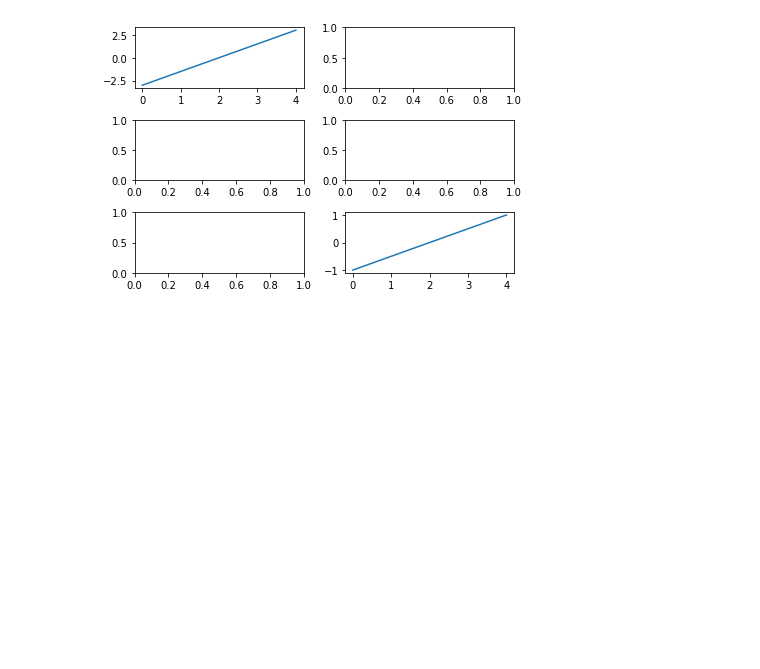
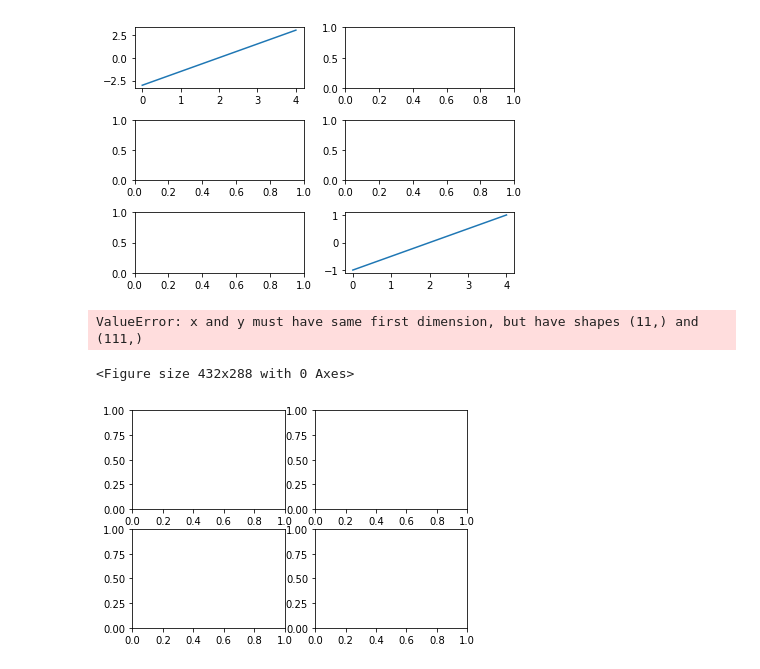
Before and after one commit to catstacks/TDADSBootcamp, a Jupyter notebook: IntroMatPlotLib.ipynb, the cells around one changed output. Saved outputs shown, nothing was run; the diff lists cells and outputs as text; code cells hidden in the pictures; blank space fills up the shorter version.

```diff
--- a/IntroMatPlotLib.ipynb
+++ b/IntroMatPlotLib.ipynb
@@ -26,3 +24,18 @@ ax2[0,0].plot(x,y2)
 # %% [output]
 [<matplotlib.lines.Line2D at 0x...>]
 [figure]
+# %%
+fig3 = plt.figure()
+y1 = np.arange(0,110.10)
+y2 = np.random.random(11)
+x = np.arange(11)
+
+fig3, ax = plt.subplots(2,2)
+ax[0,0].plot(x,y1)
+ax[0,1].scatter(x,y2)
+ax[1,0].bar(x,y1)
+ax[1,1].barh(x,y1)
+# %% [output]
+ValueError: x and y must have same first dimension, but have shapes (11,) and (111,)
+<Figure size 432x288 with 0 Axes>
+[figure, added]
```
Also changed, not shown: parts of 1 cell of this notebook.
